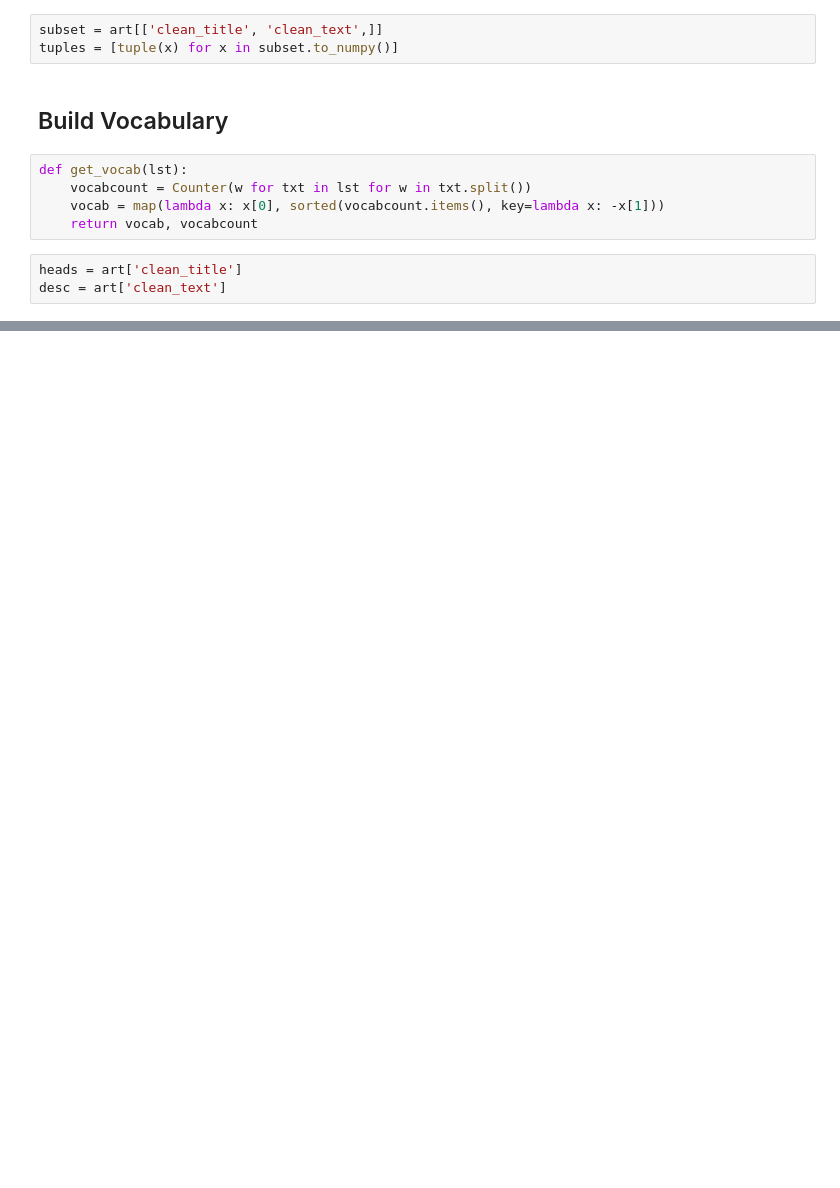
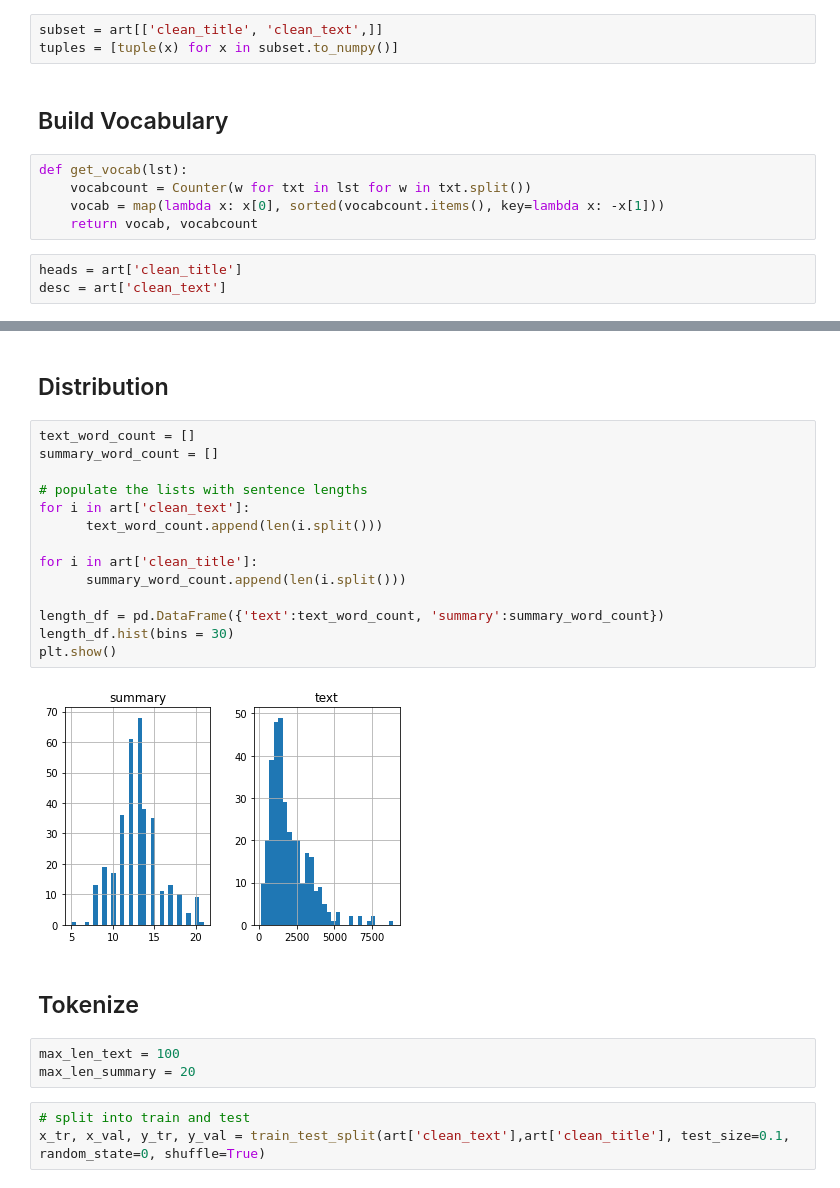
Before and after one commit to smidtfab/summarizer, a Jupyter notebook: summarizer.ipynb, the cells around one changed output, grey strips where cells are left out. Drawn from its saved outputs; the diff is of its cells as text; blank space fills up the shorter version.

```diff
--- a/summarizer.ipynb
+++ b/summarizer.ipynb
@@ -137,0 +207,26 @@ plt.ylabel('total appearances');
+# %% [markdown]
+## Distribution
+# %%
+text_word_count = []
+summary_word_count = []
+
+# populate the lists with sentence lengths
+for i in art['clean_text']:
+      text_word_count.append(len(i.split()))
+
+for i in art['clean_title']:
+      summary_word_count.append(len(i.split()))
+
+length_df = pd.DataFrame({'text':text_word_count, 'summary':summary_word_count})
+length_df.hist(bins = 30)
+plt.show()
+# %% [output]
+[figure, added]
+# %% [markdown]
+## Tokenize
+# %%
+max_len_text = 100
+max_len_summary = 20
+# %%
+# split into train and test
+x_tr, x_val, y_tr, y_val = train_test_split(art['clean_text'],art['clean_title'], test_size=0.1, random_state=0, shuffle=True)
```
Also changed, not shown: parts of 21 cells of this notebook.
